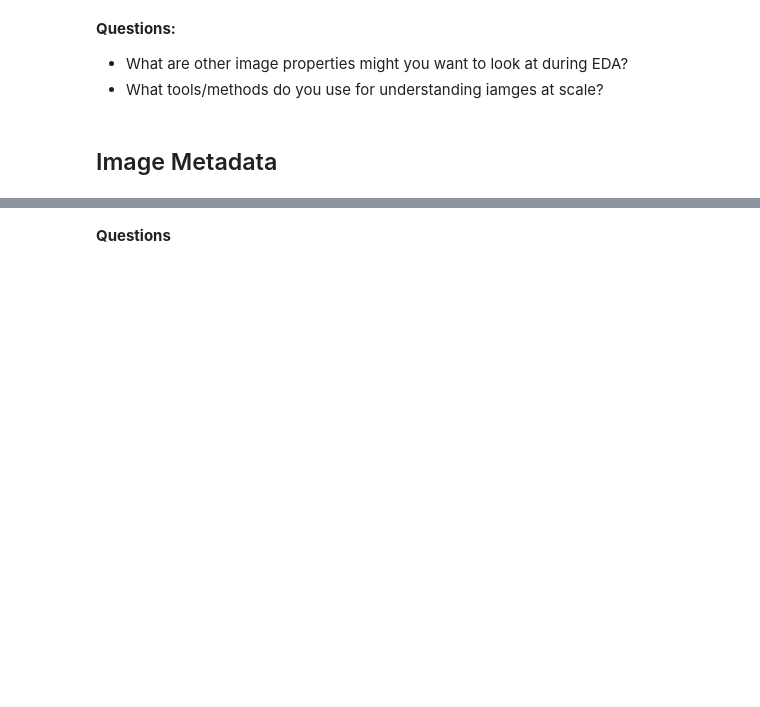
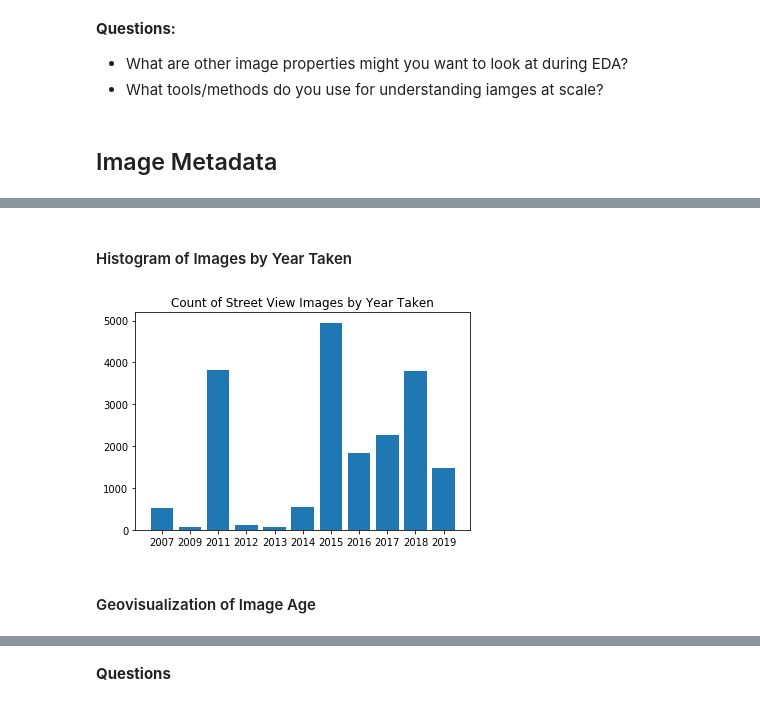
Before and after one commit to w210-accessibility/EDA, a Jupyter notebook: EDA Workshop.ipynb, the cells around one changed output, grey strips where cells are left out. Drawn from its saved outputs; the diff is of its cells as text; code cells hidden in the pictures; blank space fills up the shorter version.

```diff
--- a/EDA Workshop.ipynb
+++ b/EDA Workshop.ipynb
@@ -98,0 +103,4 @@ plt.show()
+# %%
+# Load metadata containing the year of each image and it's position
+df = pd.read_csv('years.csv')
+df.head()
@@ -98,0 +114,14 @@ plt.show()
+# %% [markdown]
+#### Histogram of Images by Year Taken
+# %%
+df['year'] = [x[:4] for x in df['date']]
+df_grouped = df.groupby('year').count()
+df_grouped.drop(labels=['lat','long'], axis=1, inplace=True)
+# %%
+plt.bar(df_grouped.index, df_grouped.date)
+plt.title('Count of Street View Images by Year Taken')
+plt.show()
+# %% [output]
+[figure, added]
+# %% [markdown]
+#### Geovisualization of Image Age
```
Also changed, not shown: parts of 17 cells of this notebook.
